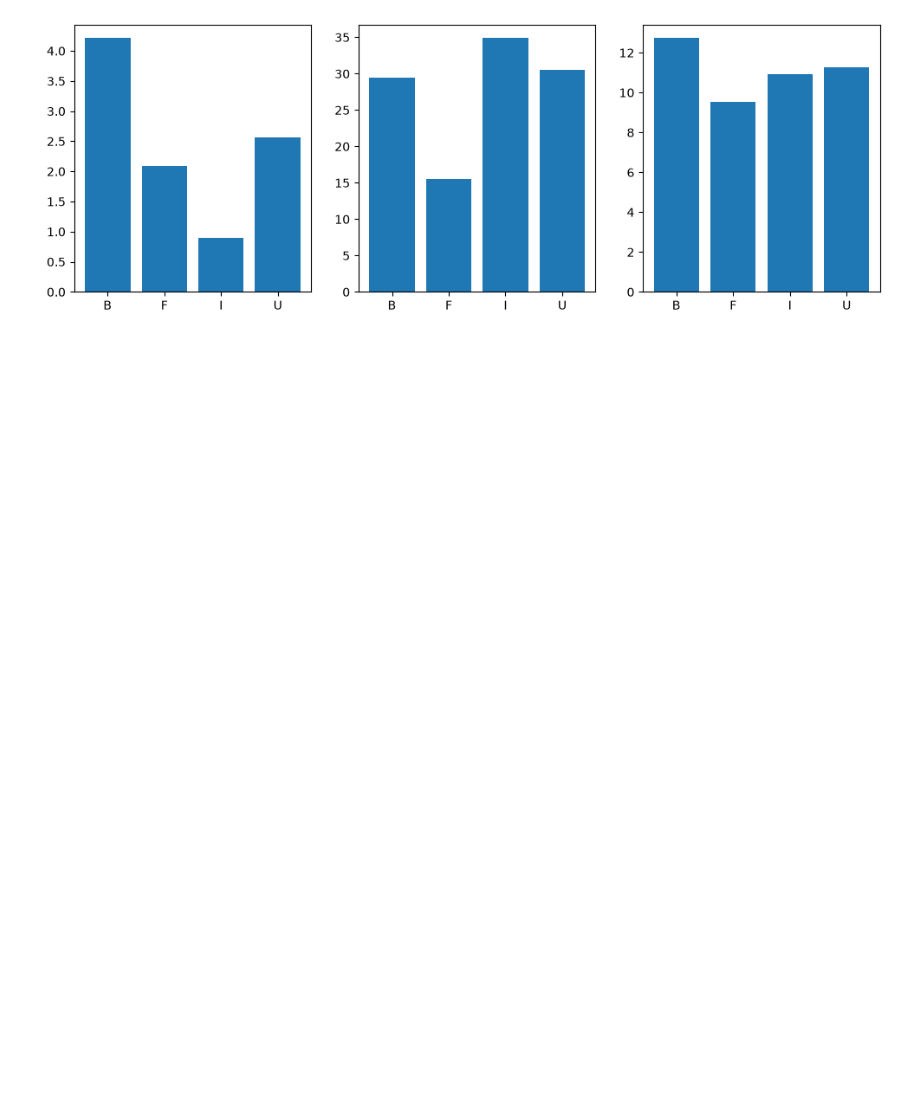
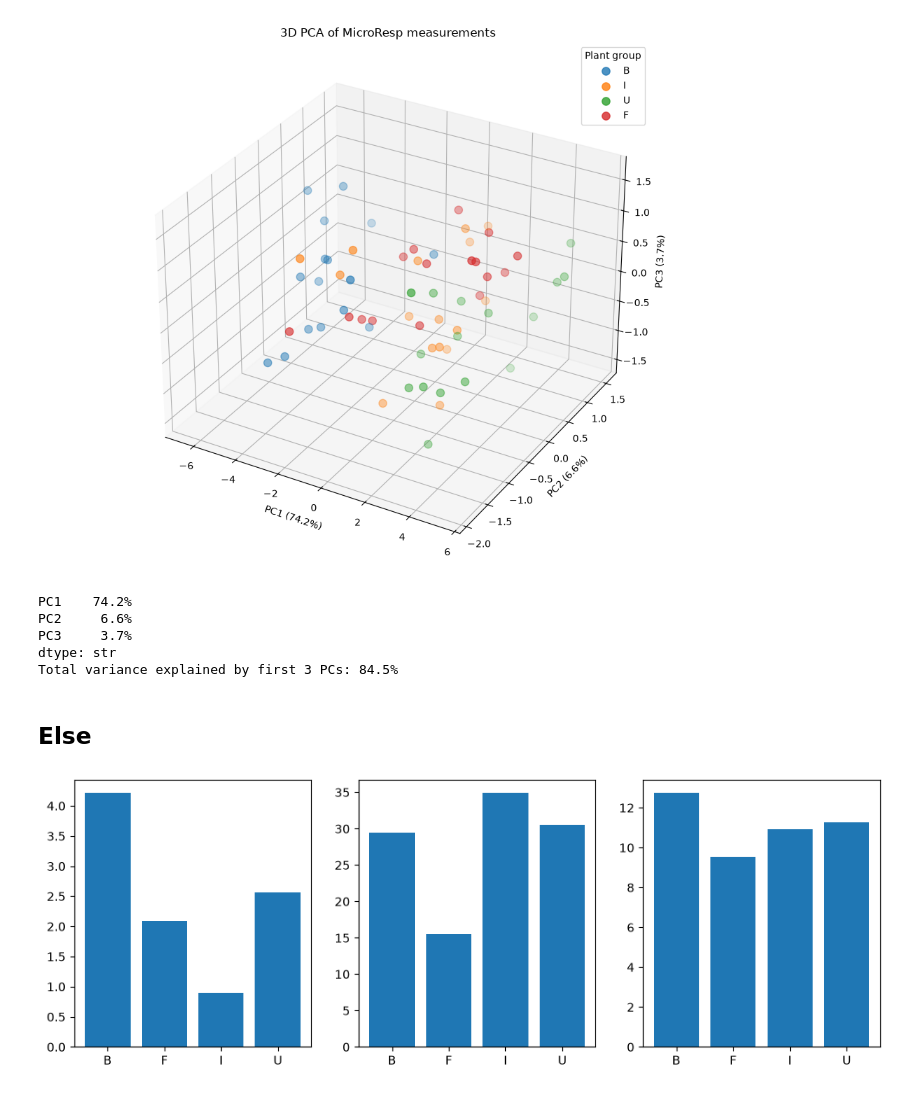
Before and after one commit to danielsehr/GEO6, a Jupyter notebook: src/geo6/main.ipynb, the cells around one changed output. Saved outputs shown, nothing was run; the diff lists cells and outputs as text; code cells hidden in the pictures; blank space fills up the shorter version.

```diff
--- a/src/geo6/main.ipynb
+++ b/src/geo6/main.ipynb
@@ -102,6 +42,28 @@ PC2     8.2%
 PC3     6.1%
 dtype: str
 Total variance explained by first 3 PCs: 82.9%
+# %%
+# Select the six MicroResp response variables
+features = [
+    'br_I1_mg_per_g_h',
+    'br_U1_mg_per_g_h', 'br_F1_mg_per_g_h', 'sir_1_I1_mg_per_g_h',
+    'sir_1_U1_mg_per_g_h', 'sir_1_F1_mg_per_g_h', 'br_I2_mg_per_g_h',
+    'br_U2_mg_per_g_h', 'br_F2_mg_per_g_h', 'sir_1_I2_mg_per_g_h',
+    'sir_1_U2_mg_per_g_h', 'sir_1_F2_mg_per_g_h'
+]
+
+X_scaled, df_pca = prepare_pca_data(df=microresp, features=features)
+
+calc_pca(X_scaled=, df_pca=)
+# %% [output]
+[figure, added]
+PC1    74.2%
+PC2     6.6%
+PC3     3.7%
+dtype: str
+Total variance explained by first 3 PCs: 84.5%
+# %% [markdown]
+## Else
 # %%
 copper = data.copper
 copper_sub = copper[["sample", "cu_ex_ug_kg_dm", "cu_org_ug_kg_dm", "cu_red_ug_kg_dm"]]
```
Also changed, not shown: parts of 5 cells of this notebook, 1 other file.
